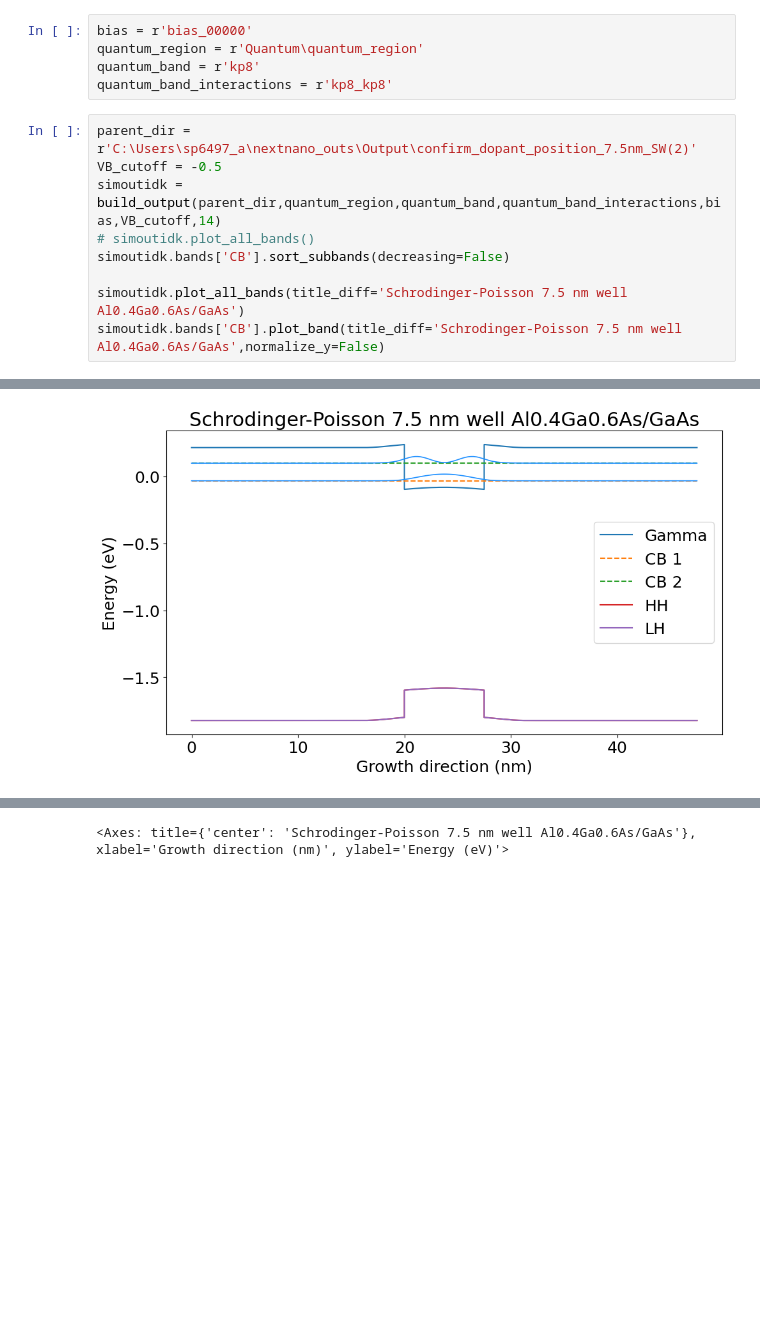
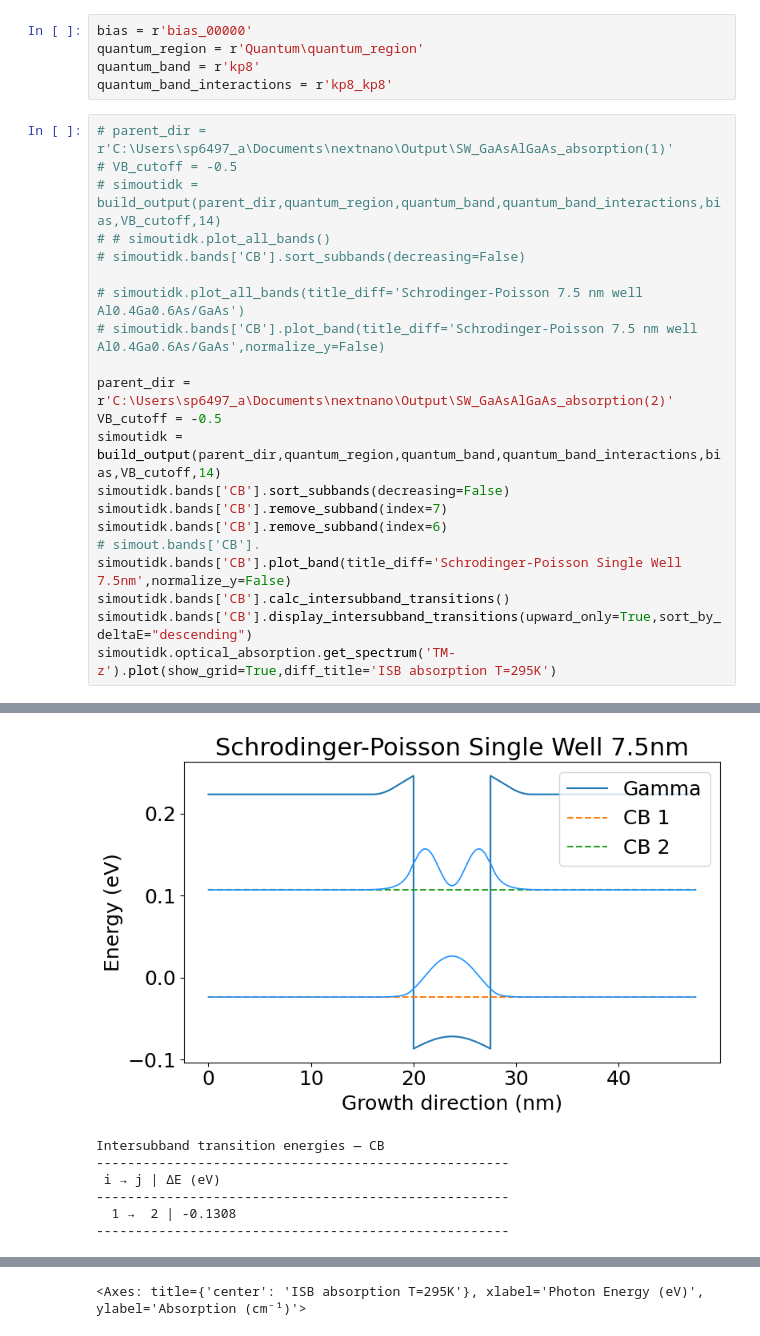
Before and after one commit to sherpsss/nextnanopy_projects, a Jupyter notebook: AlGaAsGaAsSW/SW_NeXUS26Acheck.ipynb, the cells around one changed output, grey strips where cells are left out. Drawn from its saved outputs; the diff is of its cells as text; blank space fills up the shorter version.

```diff
--- a/AlGaAsGaAsSW/SW_NeXUS26Acheck.ipynb
+++ b/AlGaAsGaAsSW/SW_NeXUS26Acheck.ipynb
@@ -21,12 +21,24 @@ quantum_region = r'Quantum\quantum_region'
 quantum_band = r'kp8'
 quantum_band_interactions = r'kp8_kp8'
 # %%
-parent_dir = r'C:\Users\sp6497_a\nextnano_outs\Output\confirm_dopant_position_7.5nm_SW(2)'
+# parent_dir = r'C:\Users\sp6497_a\Documents\nextnano\Output\SW_GaAsAlGaAs_absorption(1)'
+# VB_cutoff = -0.5
+# simoutidk = build_output(parent_dir,quantum_region,quantum_band,quantum_band_interactions,bias,VB_cutoff,14)
+# # simoutidk.plot_all_bands()
+# simoutidk.bands['CB'].sort_subbands(decreasing=False)
+
+# simoutidk.plot_all_bands(title_diff='Schrodinger-Poisson 7.5 nm well Al0.4Ga0.6As/GaAs')
+# simoutidk.bands['CB'].plot_band(title_diff='Schrodinger-Poisson 7.5 nm well Al0.4Ga0.6As/GaAs',normalize_y=False)
+
+parent_dir = r'C:\Users\sp6497_a\Documents\nextnano\Output\SW_GaAsAlGaAs_absorption(2)'
 VB_cutoff = -0.5
 simoutidk = build_output(parent_dir,quantum_region,quantum_band,quantum_band_interactions,bias,VB_cutoff,14)
-# simoutidk.plot_all_bands()
 simoutidk.bands['CB'].sort_subbands(decreasing=False)
-
-simoutidk.plot_all_bands(title_diff='Schrodinger-Poisson 7.5 nm well Al0.4Ga0.6As/GaAs')
-simoutidk.bands['CB'].plot_band(title_diff='Schrodinger-Poisson 7.5 nm well Al0.4Ga0.6As/GaAs',normalize_y=False)
+simoutidk.bands['CB'].remove_subband(index=7)
+simoutidk.bands['CB'].remove_subband(index=6)
+# simout.bands['CB'].
+simoutidk.bands['CB'].plot_band(title_diff='Schrodinger-Poisson Single Well 7.5nm',normalize_y=False)
+simoutidk.bands['CB'].calc_intersubband_transitions()
+simoutidk.bands['CB'].display_intersubband_transitions(upward_only=True,sort_by_deltaE="descending")
+simoutidk.optical_absorption.get_spectrum('TM-z').plot(show_grid=True,diff_title='ISB absorption T=295K')
 # %% [output]
@@ -34 +62,7 @@ C:\Users\sp6497_a\nextnano_outs\Output\confirm_dopant_position_7.5nm_SW(2)\bias_
-[figure, old version]
+[figure, new version]
+Intersubband transition energies — CB
+-----------------------------------------------------
+ i → j | ΔE (eV)
+-----------------------------------------------------
+  1 →  2 | -0.1308
+-----------------------------------------------------
@@ -36 +70 @@ C:\Users\sp6497_a\nextnano_outs\Output\confirm_dopant_position_7.5nm_SW(2)\bias_
-<Axes: title={'center': 'Schrodinger-Poisson 7.5 nm well Al0.4Ga0.6As/GaAs'}, xlabel='Growth direction (nm)', ylabel='Energy (eV)'>
+<Axes: title={'center': 'ISB absorption T=295K'}, xlabel='Photon Energy (eV)', ylabel='Absorption (cm⁻¹)'>
```
Also changed, not shown: parts of 5 cells of this notebook, 2 other files.
